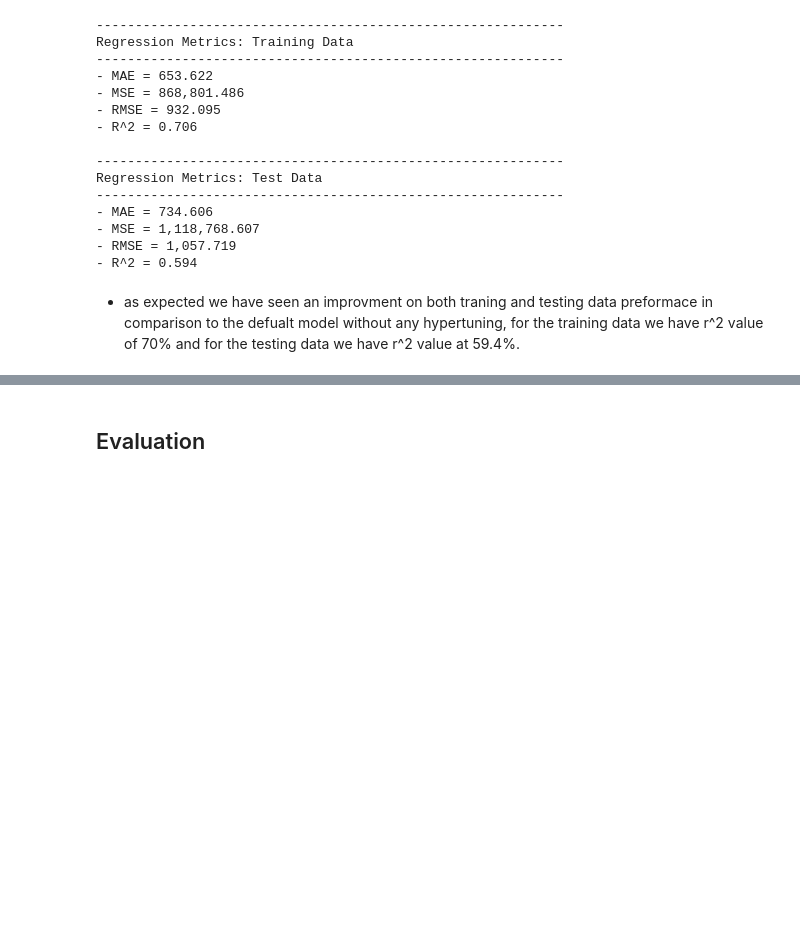
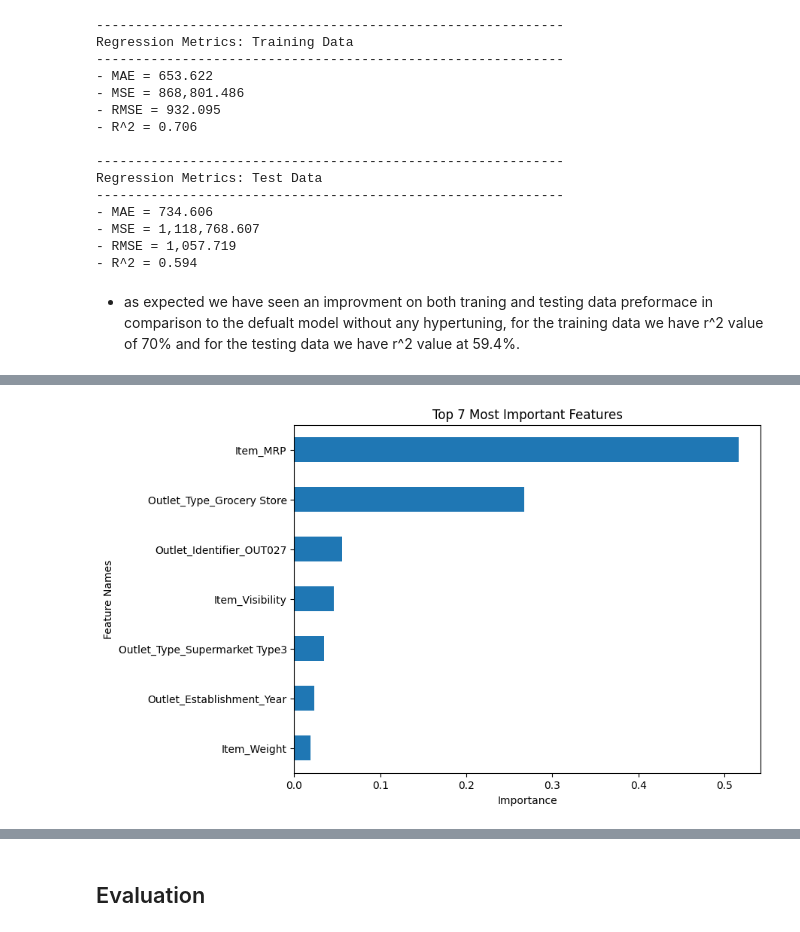
Before and after one commit to achelousace/Prediction-of-Product, a Jupyter notebook: Prediction_of_Product_Sales_.ipynb, the cells around one changed output, grey strips where cells are left out. Saved outputs shown, nothing was run; the diff lists cells and outputs as text; code cells hidden in the pictures; blank space fills up the shorter version.

```diff
--- a/Prediction_of_Product_Sales_.ipynb
+++ b/Prediction_of_Product_Sales_.ipynb
@@ -1181,0 +1285,6 @@ Regression Metrics: Test Data
+# %%
+col_transformer2.fit(X2_train)
+feature_names = col_transformer2.get_feature_names_out()
+X2_train_df = pd.DataFrame(col_transformer2.transform(X2_train), columns = feature_names, index = X2_train.index)
+X2_test_df = pd.DataFrame(col_transformer2.transform(X2_test), columns = feature_names, index = X2_test.index)
+X2_test_df.head(3)
@@ -1181,0 +1296,5 @@ Regression Metrics: Test Data
+# %%
+# fitting a linear regression model
+lin_reg2 = LinearRegression()
+lin_reg2.fit(X2_train_df, y_train)
+evaluate_regression(lin_reg2, X2_train_df, y2_train, X2_test_df,y2_test)
@@ -1310,0 +1528,16 @@ Regression Metrics: Test Data
+# %%
+def plot_importance(importances, top_n=None,  figsize=(8,6)):
+    # sorting with asc=false for correct order of bars
+    if top_n==None:
+        ## sort all features and set title
+        plot_vals = importances.sort_values()
+        title = "All Features - Ranked by Importance"
+    else:
+        ## sort features and keep top_n and set title
+        plot_vals = importances.sort_values().tail(top_n)
+        title = f"Top {top_n} Most Important Features"
+    ## plotting top N importances
+    ax = plot_vals.plot(kind='barh', figsize=figsize)
+    ax.set(xlabel='Importance',ylabel='Feature Names',title=title)
+    ## return ax in case want to continue to update/modify figure
+    return ax
@@ -1310,0 +1576,7 @@ Regression Metrics: Test Data
+# %%
+feature_names = best_rf[0].get_feature_names_out()
+# Get importances
+importances = pd.Series(best_rf[-1].feature_importances_, index=feature_names)
+importances
+
+importances.sort_values(ascending=False)
@@ -1310,0 +1601,4 @@ Regression Metrics: Test Data
+# %%
+plot_importance(importances, top_n=7);
+# %% [output]
+[figure, added]
```
Also changed, not shown: parts of 28 cells of this notebook.
